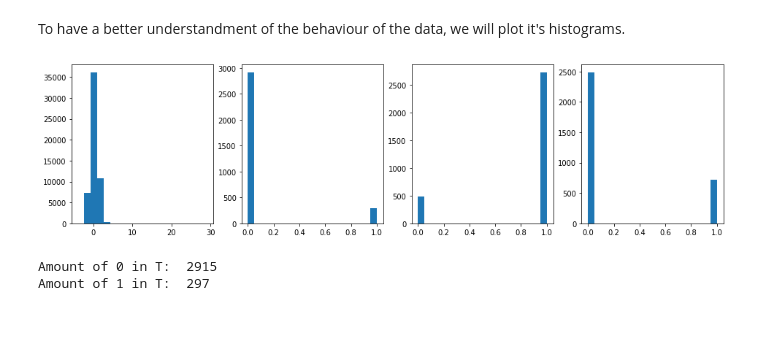
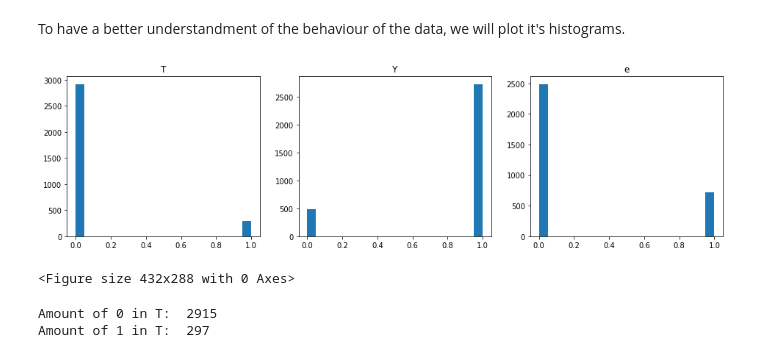
Before and after one commit to PauMarquez99/DataScience-CE888, a Jupyter notebook: Assignments/CE888 Assignment 1/CE888-Assignment1_JOBS.ipynb, the cells around one changed output. Saved outputs shown, nothing was run; the diff lists cells and outputs as text; code cells hidden in the pictures; blank space fills up the shorter version.

```diff
--- a/Assignments/CE888 Assignment 1/CE888-Assignment1_JOBS.ipynb
+++ b/Assignments/CE888 Assignment 1/CE888-Assignment1_JOBS.ipynb
@@ -44,14 +53,18 @@ e: (3212, 1)
 To have a better understandment of the behaviour of the data, we will plot it's histograms.
 # %%
 bins=20
-fig, axs = plt.subplots(1, 4, figsize=(16, 4))
-axs[0].hist(X, bins=bins)
-axs[1].hist(T, bins=bins)
-axs[2].hist(Y, bins=bins)
-axs[3].hist(e, bins=bins)
+fig, axs = plt.subplots(1, 3, figsize=(16, 4))
+axs[0].hist(T, bins=bins)
+axs[1].hist(Y, bins=bins)
+axs[2].hist(e, bins=bins)
+axs[0].title.set_text('T')
+axs[1].title.set_text('Y')
+axs[2].title.set_text('e')
 plt.show()
+plt.savefig("jobs_TreatmentAndElse.pdf", dpi=1200)
 # %% [output]
-[figure, old version]
+[figure, new version]
+<Figure size 432x288 with 0 Axes>
 # %%
 print("Amount of 0 in T: ", np.count_nonzero(df['t'] == 0))
 print("Amount of 1 in T: ", np.count_nonzero(df['t'] == 1))
```
Also changed, not shown: parts of 2 cells of this notebook, 5 other files.
